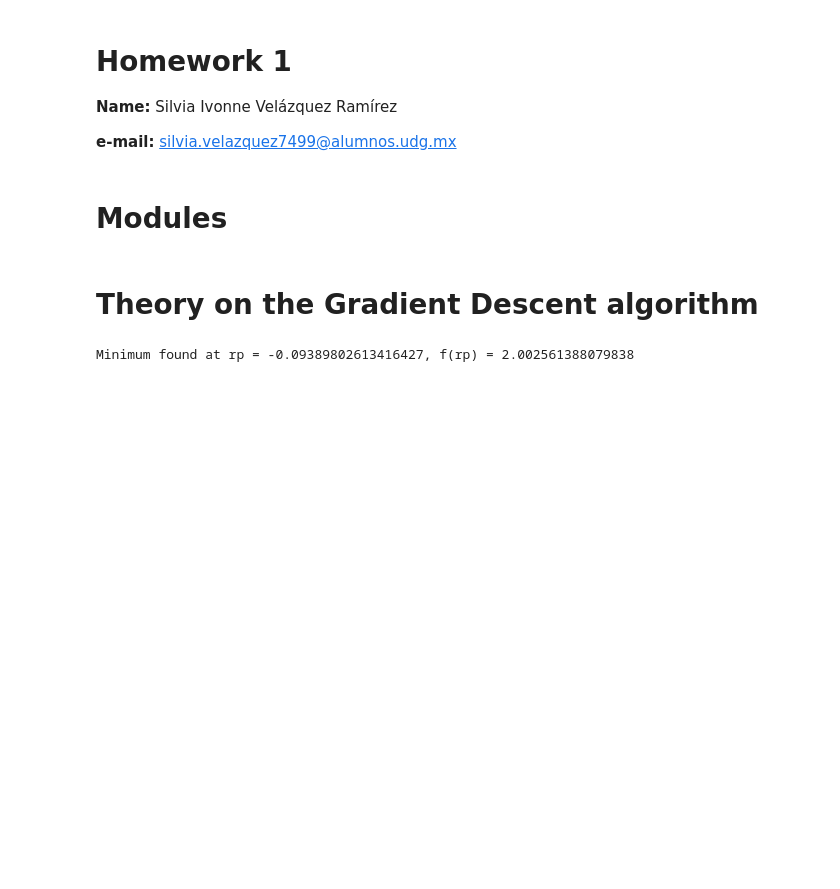
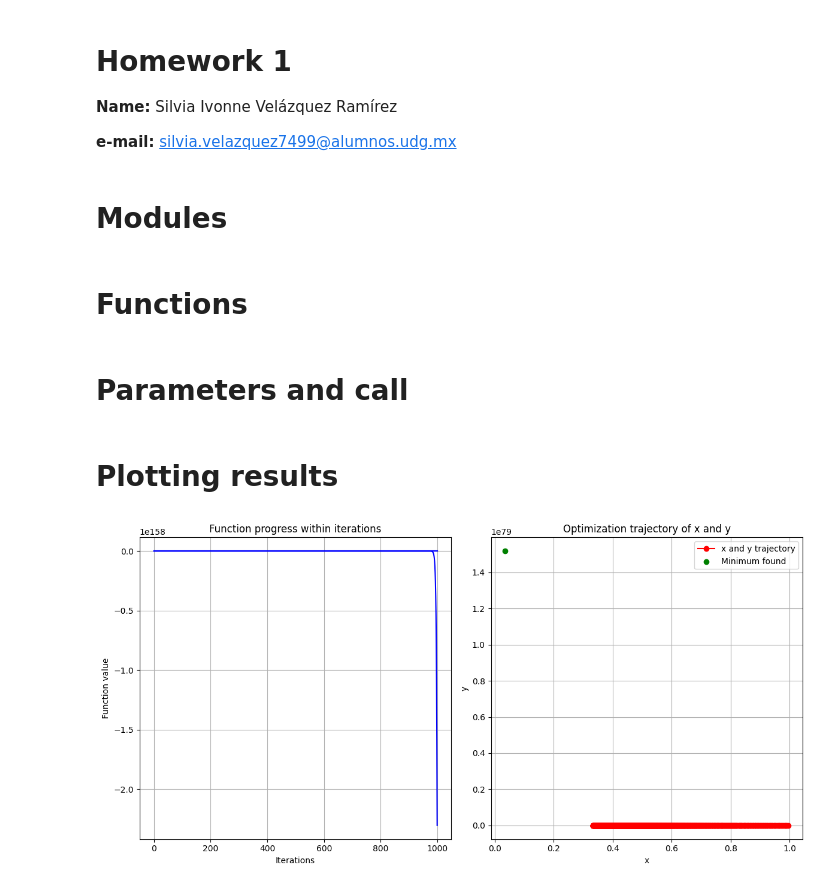
Before and after one commit to sys-ivelazquez/gradientDescent, a Jupyter notebook: gradientDescent.ipynb, the cells around one changed output. Drawn from its saved outputs; the diff is of its cells as text; code cells hidden in the pictures; blank space fills up the shorter version.

```diff
--- a/gradientDescent.ipynb
+++ b/gradientDescent.ipynb
@@ -12,4 +13,4 @@ import matplotlib.pyplot as plt #to plot the points
 # %% [markdown]
-# Theory on the Gradient Descent algorithm
+# Functions
 # %%
 # Function to be optimized
@@ -35,19 +48,48 @@ xlist = [rp]
+# %% [markdown]
+# Parameters and call
 # %%
-# Run gradient descent algorithm
-for _ in range(mi):
-    gradient = dmathfunc(rp)
-    rp_new = rp - rate * gradient
+# Defining the meshgrid for plotting the function
+x_range = np.arange(-10, 10, 0.1)
+y_range = np.arange(-10, 10, 0.1)
+x, y = np.meshgrid(x_range, y_range)
+z = mathfunc(x, y)
 
-    xlist.append(rp_new)
+# Parameters
+x_start = 1
+y_start = 1
+learningRate = 0.1
+iterations = 1000
 
-    if abs(rp_new - rp) < sc:
-        break
-
-    rp = rp_new
-
-# Results
-print(f"Minimum found at rp = {rp}, f(rp) = {mathfunc(rp)}")
+# Calling the gdalgorithm function
+x, y, f, iterationList, x_values, y_values = gdalgorithm(learningRate, iterations, x_start, y_start)
-# %% [output]
-Minimum found at rp = -0.09389802613416427, f(rp) = 2.002561388079838
+# %% [markdown]
+# Plotting results
+# %%
+# Function progress within iterations
+plt.figure(figsize=(12, 6))
+
+# First subplot with the evolution of the function
+plt.subplot(1, 2, 1)
+plt.plot(iterationList, label = "Function value", color = "b")
+plt.title("Function progress within iterations")
+plt.xlabel("Iterations")
+plt.ylabel("Function value")
+plt.grid(True)
+
+# Second subplot with the trajectory of x and y within iterations
+plt.subplot(1, 2, 2)
+plt.plot(x_values, y_values, label = "x and y trajectory", color = "r", marker = "o")
+plt.scatter(x, y, color = "g", label = "Minimum found")
+plt.title("Optimization trajectory of x and y")
+plt.xlabel("x")
+plt.ylabel("y")
+plt.legend()
+plt.grid(True)
+
+# Mostrar los gráficos
+plt.tight_layout()
+plt.show()
+# %% [output]
+[figure, added]
 # %%
 # Plot the results
```
Also changed, not shown: parts of 3 cells of this notebook.
